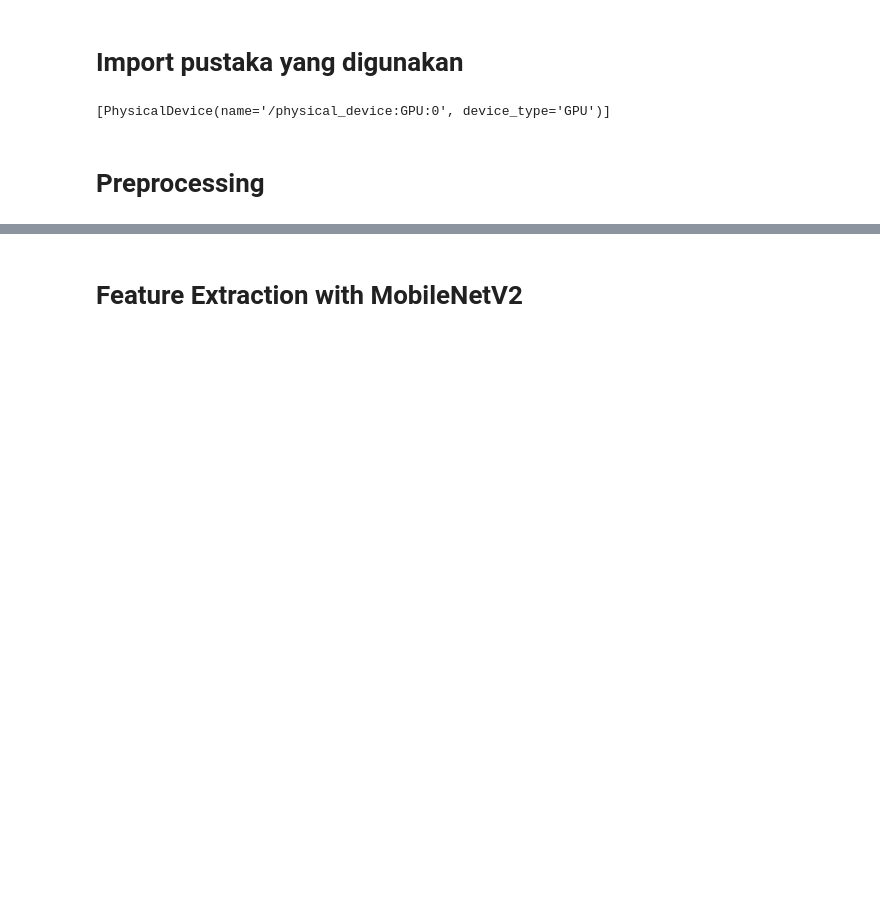
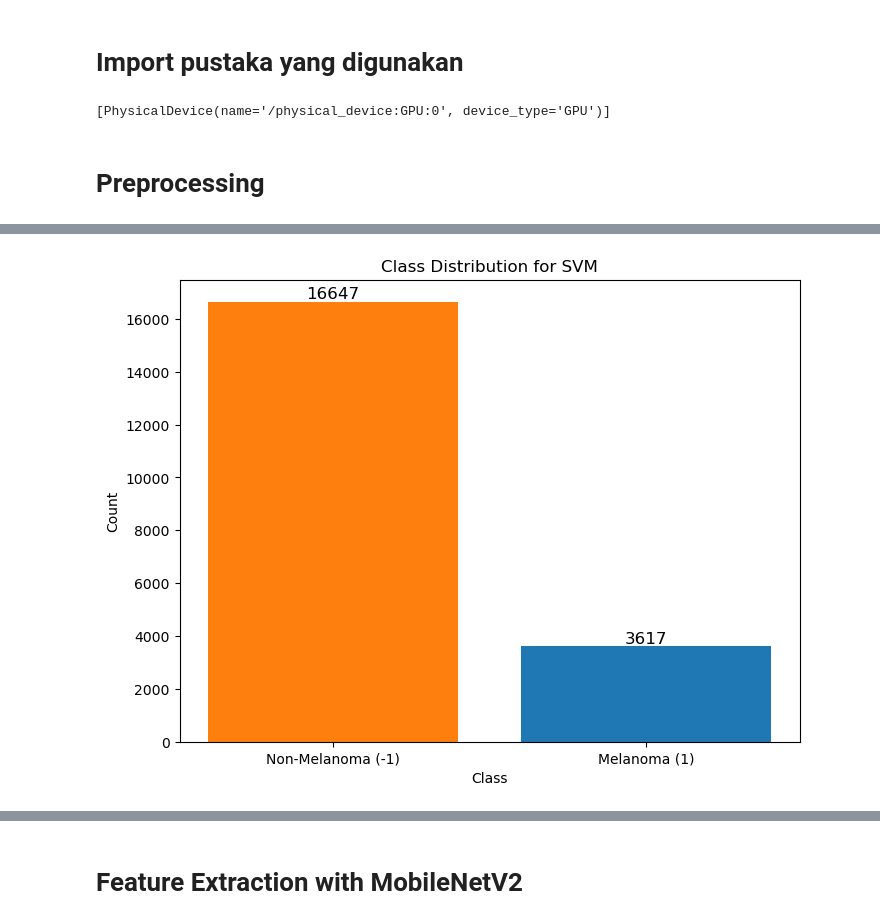
Before and after one commit to StefanusTitan/MobileNetV2-SVM-for-Melanoma-Classification, a Jupyter notebook: tugas-akhir.ipynb, the cells around one changed output, grey strips where cells are left out. Drawn from its saved outputs; the diff is of its cells as text; code cells hidden in the pictures; blank space fills up the shorter version.

```diff
--- a/tugas-akhir.ipynb
+++ b/tugas-akhir.ipynb
@@ -104,0 +151,13 @@ def plot_class_distribution(relabeled_metadata):
+# %%
+class DatasetSplitter:
+    def __init__(self, metadata_df):
+        self.metadata_df = metadata_df
+
+    def split(self, test_size=0.2, stratify_column='class', random_state=42):
+        train_metadata_df, test_metadata_df = train_test_split(
+            self.metadata_df,
+            test_size=test_size,
+            stratify=self.metadata_df[stratify_column],
+            random_state=random_state
+        )
+        return train_metadata_df, test_metadata_df
@@ -118,8 +332,11 @@ print(sum(relabeled_df['class'] == 0))
 # %%
-# Split dataset menjadi train and test set
-train_metadata_df, test_metadata_df = train_test_split(relabeled_df, test_size=0.2, stratify=relabeled_df['class'], random_state=42)
+# Split dataset
+splitter = DatasetSplitter(relabeled_df)
+train_metadata_df, test_metadata_df = splitter.split(test_size=0.2, stratify_column='class', random_state=42)
 # %%
 # Plot distribusi kelas training
-plot_class_distribution(train_metadata_df)
+MetadataHandler.plot_class_distribution(train_metadata_df)
+# %% [output]
+[figure, added]
 # %%
 # Plot distribusi kelas testing
```
Also changed, not shown: parts of 36 cells of this notebook, 6 other files.
